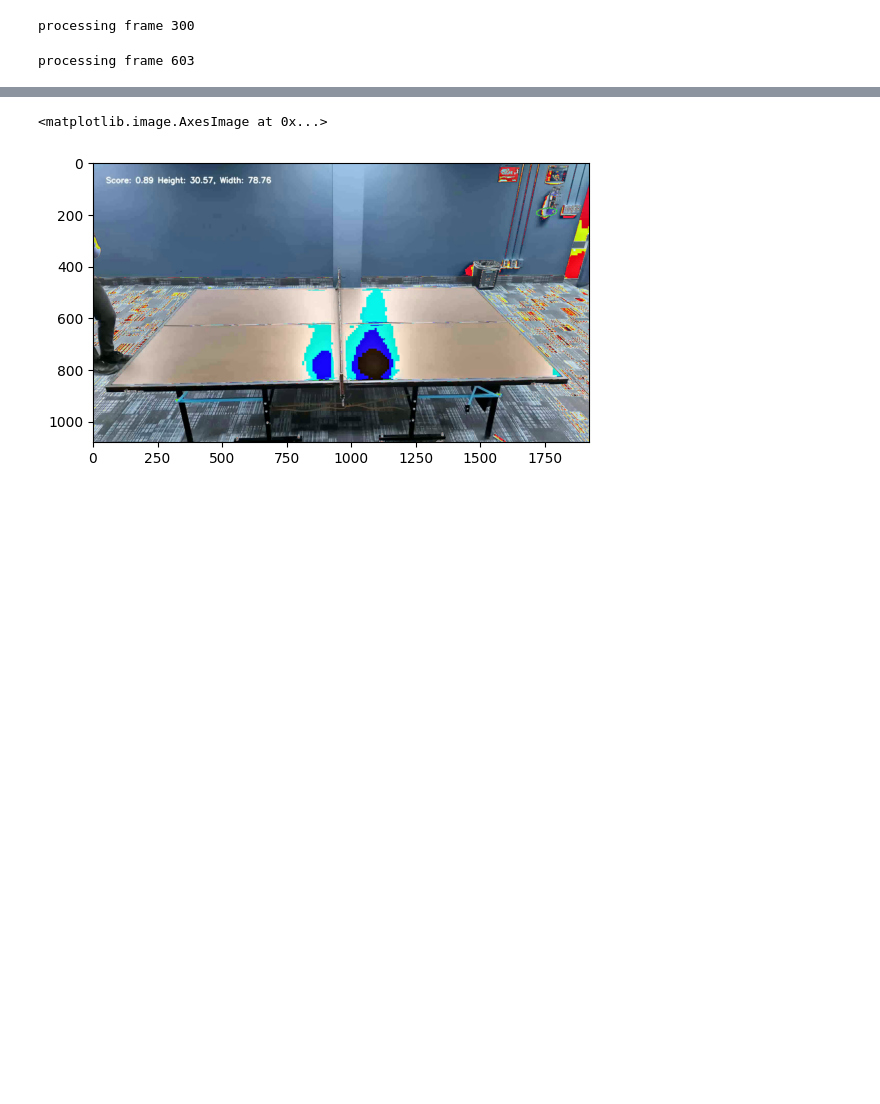
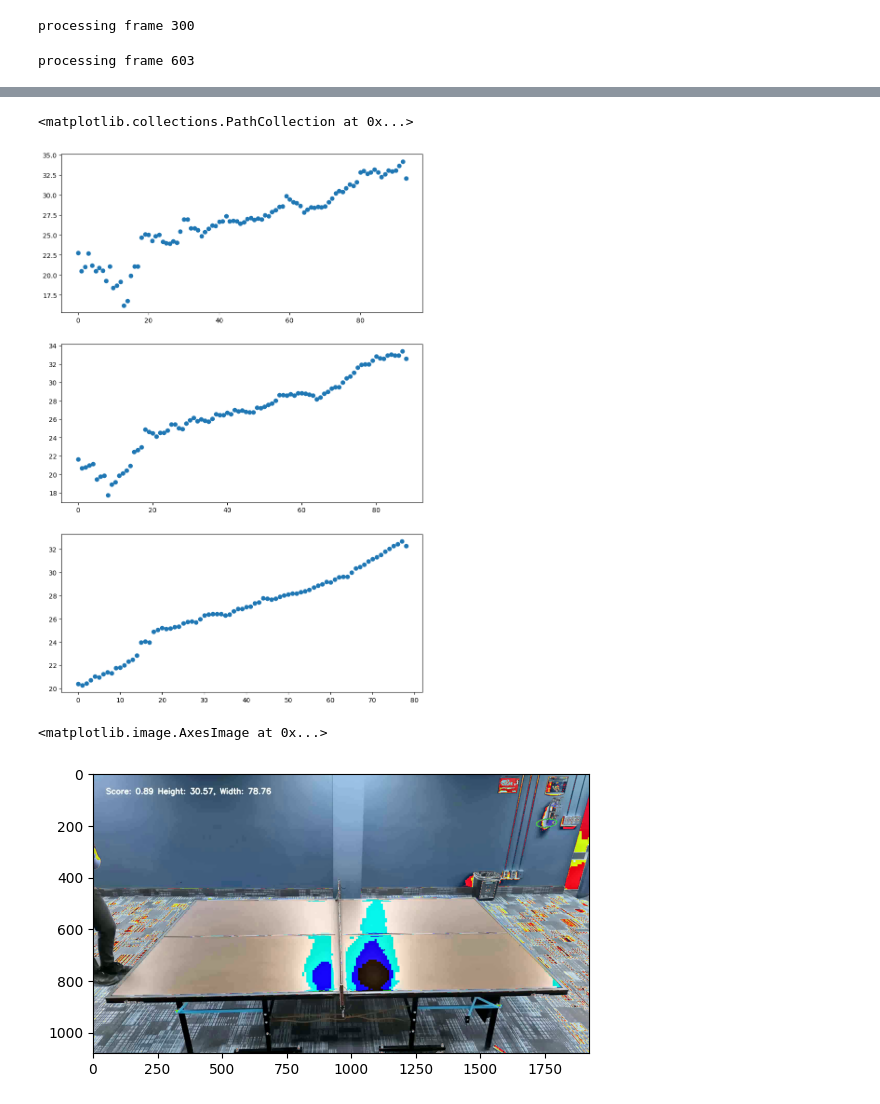
Before and after one commit to EitanTreiger/Ping-Pong, a Jupyter notebook: ball_tracking.ipynb, the cells around one changed output, grey strips where cells are left out. Cells and saved outputs as stored; diff of their text form; code cells hidden in the pictures; blank space fills up the shorter version.

```diff
--- a/ball_tracking.ipynb
+++ b/ball_tracking.ipynb
@@ -182,3 +182,22 @@ axes.scatter(list(range(len(heights))), heights)
+# %%
+def simple_moving_average(data, window_size):
+    weights = np.ones(window_size) / window_size
+    sma = np.convolve(data, weights, mode='valid')
+    return sma
+# %%
+fig, axes = plt.subplots(3, 1)
+fig.set_figheight(15)
+fig.set_figwidth(10)
+smooth_heights5 = simple_moving_average(heights, 5)
+smooth_heights10 = simple_moving_average(heights, 10)
+smooth_heights20 = simple_moving_average(heights, 20)
+
+axes[0].scatter(list(range(len(smooth_heights5))), smooth_heights5)
+axes[1].scatter(list(range(len(smooth_heights10))), smooth_heights10)
+axes[2].scatter(list(range(len(smooth_heights20))), smooth_heights20)
+# %% [output]
+<matplotlib.collections.PathCollection at 0x...>
+[figure, added]
 # %%
 cap = cv2.VideoCapture("./diff_video.mp4")
 ret, frame = cap.read()
```
Also changed, not shown: parts of 1 cell of this notebook, 4 other files.
